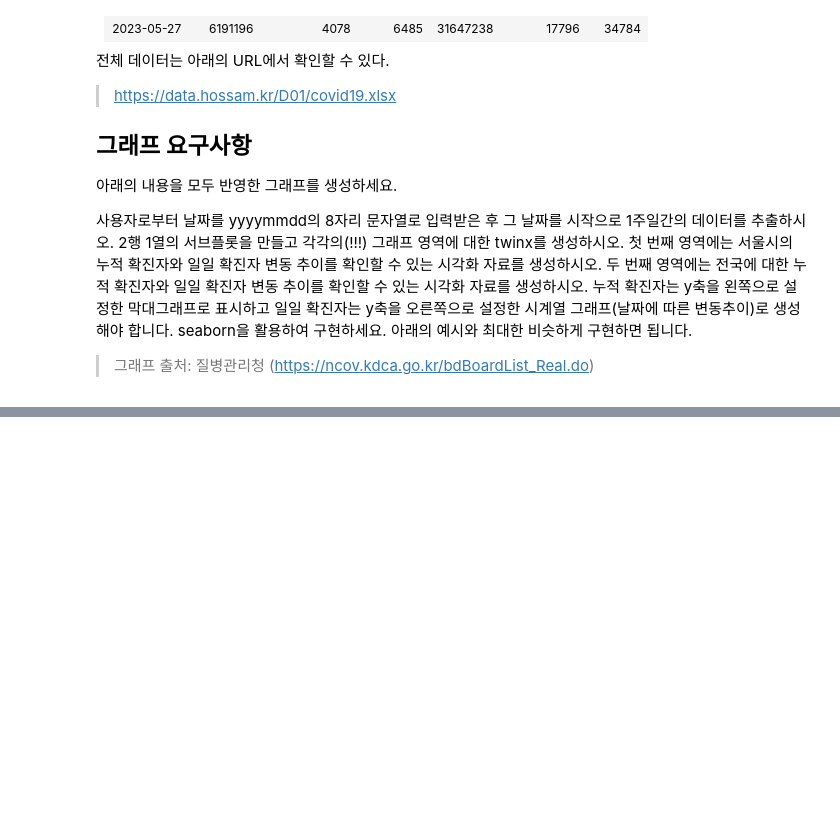
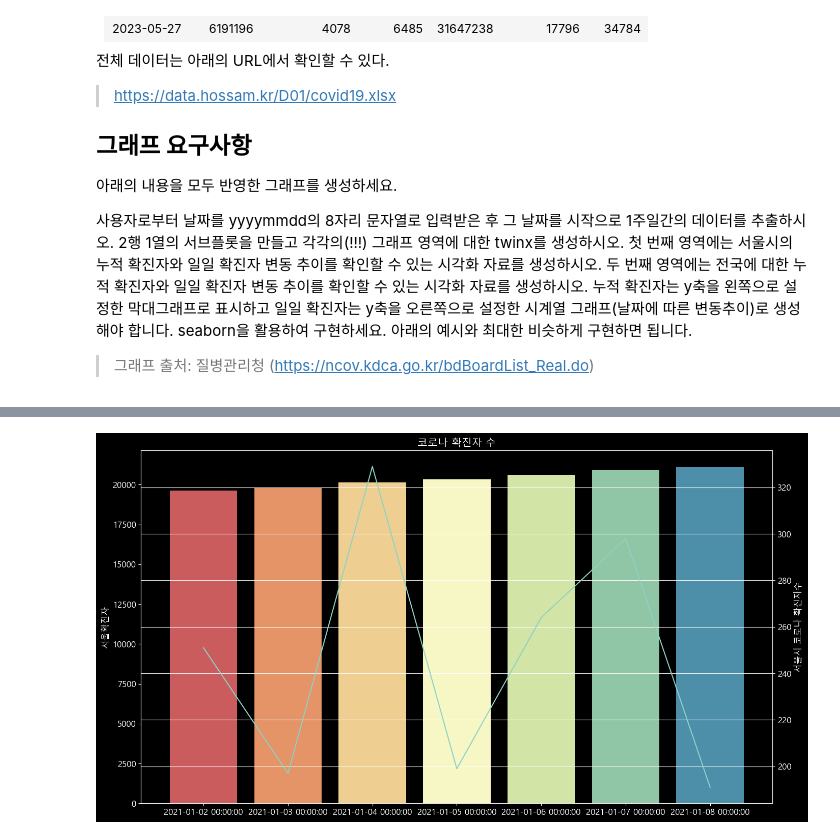
Before and after one commit to maker-lee/megait-data, a Jupyter notebook: D.탐색적_데이터_분석/01. 데이터 시각화/연습문제2.ipynb, the cells around one changed output, grey strips where cells are left out. Cells and saved outputs as stored; diff of their text form; code cells hidden in the pictures; blank space fills up the shorter version.

```diff
--- a/D.탐색적_데이터_분석/01. 데이터 시각화/연습문제2.ipynb
+++ b/D.탐색적_데이터_분석/01. 데이터 시각화/연습문제2.ipynb
@@ -37,6 +39,6 @@ import numpy as np
 # %%
 plt.rcParams['font.family'] = "Malgun Gothic"
 plt.rcParams['font.size'] = 12
-plt.rcParams['figure.figsize'] = (20,5)
+plt.rcParams['figure.figsize'] = (10,10)
 plt.rcParams['axes.unicode_minus'] = False
 # %%
@@ -58,0 +74,8 @@ df
+# %%
+# 열단위 필터링
+f1 = df1.filter(['서울시 기준일','서울 확진자','서울시 일일 확진','전국 확진','전국 일일 확진'])
+f1
+f2 = f1.rename(
+    columns={'서울시 기준일':'서울시기준일','서울 확진자':'서울확진자','서울시 일일 확진':'서울시일일확진','전국 확진':'전국확진','전국 일일 확진':'전국일일확진'},
+)
+f2
@@ -58,0 +96,11 @@ df
+# %%
+# 조건값을 변수로 적용하기
+# point = input('날짜를 입력하세용: ')
+date = '2022-07-13'
+day_1 = '2021-01-01'
+day_7 = '2021-01-09'
+#day_1 = datetime.strptime('20230111','%Y-%m-%d')
+#print(day_1)
+#day_7 = date + timedelta(days=7)
+df = f2.query('서울시기준일 > @day_1 and 서울시기준일 < @day_7')
+df
@@ -58,0 +116,20 @@ df
+# %%
+# # 첫 번째 영역에는 서울시의 누적 확진자와 일일 확진자 변동 추이를 확인할 수 있는 시각화 자료를 생성하시오.
+fig, ax1 = plt.subplots(1,1,figsize=(16,9)) # 그래프 시작
+ax2 = ax1.twinx() # ax1에 겹쳐지는 서브플롯 생성
+
+x = list(range(0,len(df['서울시기준일'])))
+
+# 그래프 그리기
+sb.barplot(data=df, x = x, y='서울확진자',palette='Spectral',ax=ax1)
+sb.lineplot(data=df, x = x, y='서울시일일확진',ax=ax2)
+
+plt.title('코로나 확진자 수')
+plt.xlabel('서울시 기준일')
+plt.ylabel('서울시 코로나 확진자수')
+plt.xticks(x,df['서울시기준일'])
+plt.grid()
+plt.show()
+plt.close()
+# %% [output]
+[figure, added]
```
Also changed, not shown: parts of 7 cells of this notebook, 1 other file.
